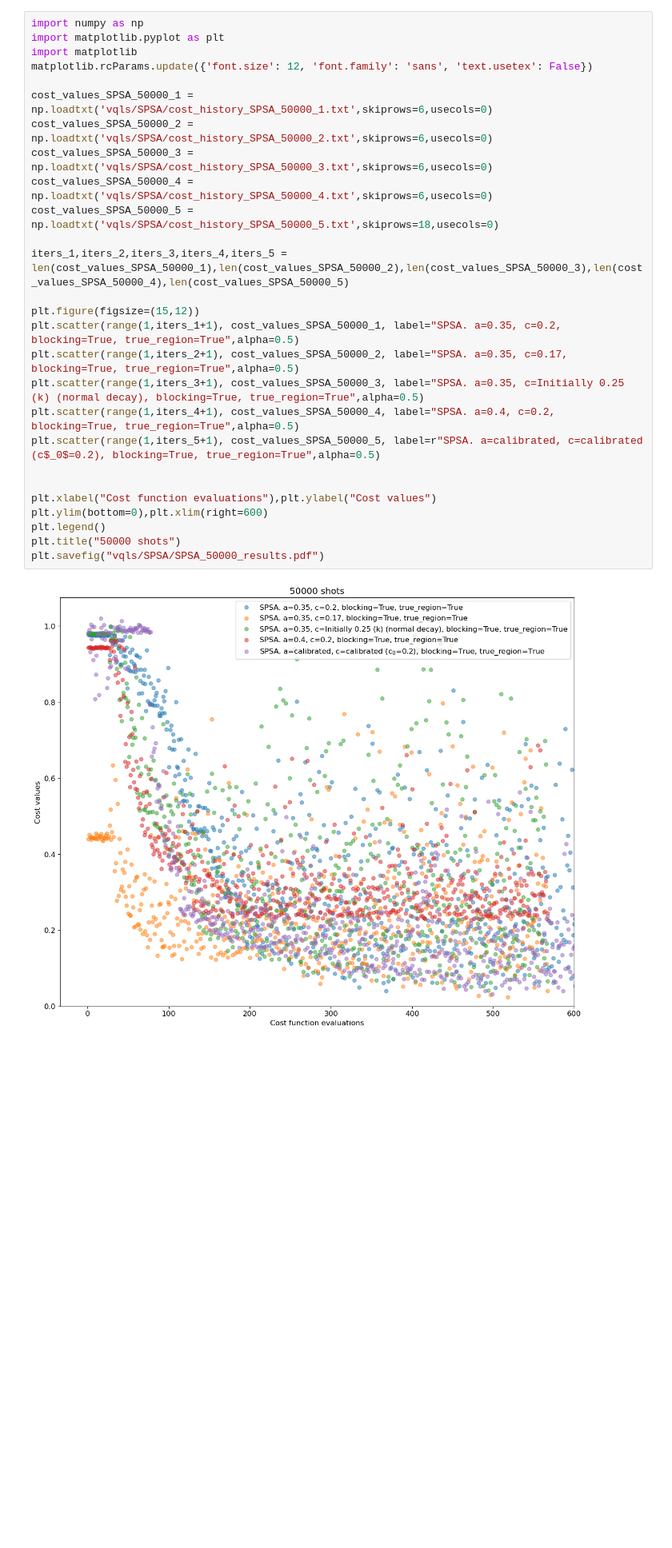
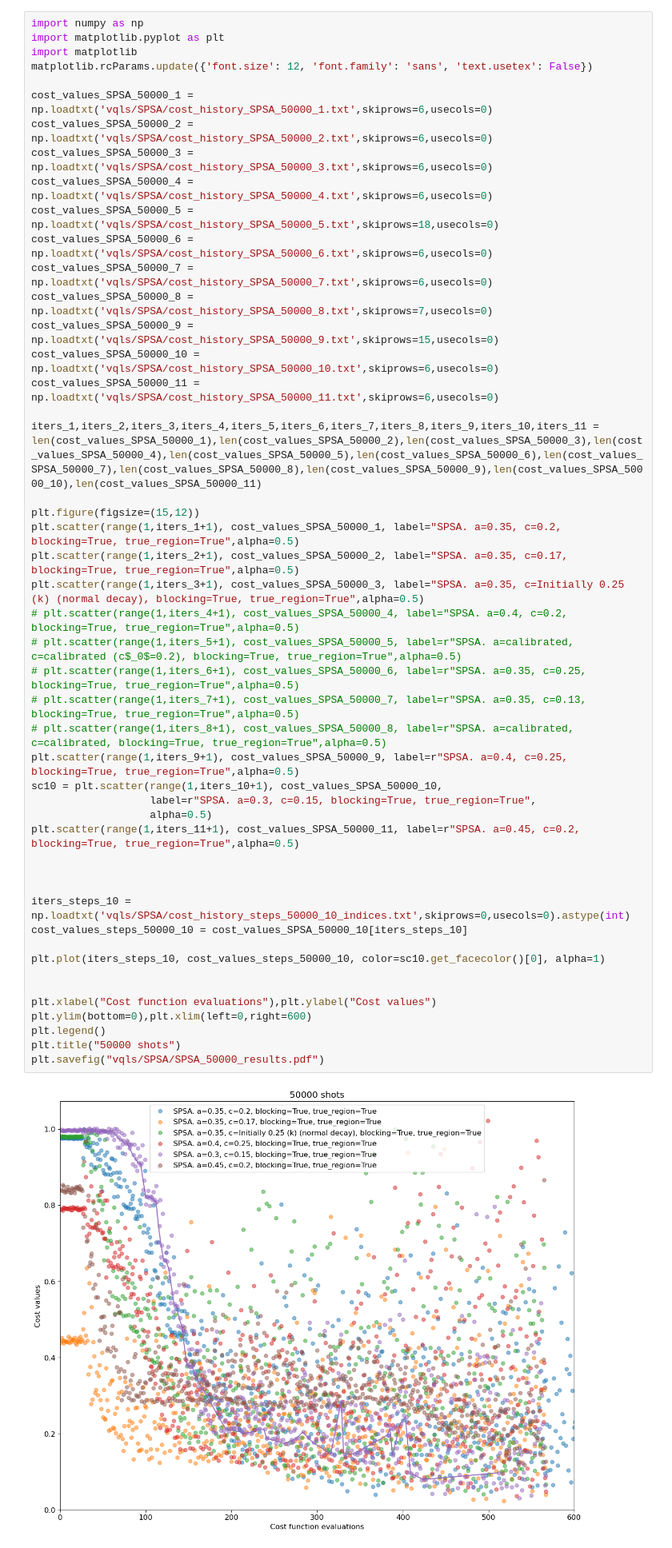
Before and after one commit to ZhiganovD/Numerical-methods-VQE, a Jupyter notebook: Alice_Gregor/Qiskit Notebook VQLS.ipynb, the cells around one changed output. Shown at 80% size. Drawn from its saved outputs; the diff is of its cells as text; blank space fills up the shorter version.

```diff
--- a/Alice_Gregor/Qiskit Notebook VQLS.ipynb
+++ b/Alice_Gregor/Qiskit Notebook VQLS.ipynb
@@ -1180,29 +1215,50 @@ plt.savefig("vqls/SPSA/SPSA_10000_results.pdf")
 # %%
 import numpy as np
 import matplotlib.pyplot as plt
 import matplotlib
 matplotlib.rcParams.update({'font.size': 12, 'font.family': 'sans', 'text.usetex': False})
 
 cost_values_SPSA_50000_1 = np.loadtxt('vqls/SPSA/cost_history_SPSA_50000_1.txt',skiprows=6,usecols=0)
 cost_values_SPSA_50000_2 = np.loadtxt('vqls/SPSA/cost_history_SPSA_50000_2.txt',skiprows=6,usecols=0)
 cost_values_SPSA_50000_3 = np.loadtxt('vqls/SPSA/cost_history_SPSA_50000_3.txt',skiprows=6,usecols=0)
 cost_values_SPSA_50000_4 = np.loadtxt('vqls/SPSA/cost_history_SPSA_50000_4.txt',skiprows=6,usecols=0)
 cost_values_SPSA_50000_5 = np.loadtxt('vqls/SPSA/cost_history_SPSA_50000_5.txt',skiprows=18,usecols=0)
+cost_values_SPSA_50000_6 = np.loadtxt('vqls/SPSA/cost_history_SPSA_50000_6.txt',skiprows=6,usecols=0)
+cost_values_SPSA_50000_7 = np.loadtxt('vqls/SPSA/cost_history_SPSA_50000_7.txt',skiprows=6,usecols=0)
+cost_values_SPSA_50000_8 = np.loadtxt('vqls/SPSA/cost_history_SPSA_50000_8.txt',skiprows=7,usecols=0)
+cost_values_SPSA_50000_9 = np.loadtxt('vqls/SPSA/cost_history_SPSA_50000_9.txt',skiprows=15,usecols=0)
+cost_values_SPSA_50000_10 = np.loadtxt('vqls/SPSA/cost_history_SPSA_50000_10.txt',skiprows=6,usecols=0)
+cost_values_SPSA_50000_11 = np.loadtxt('vqls/SPSA/cost_history_SPSA_50000_11.txt',skiprows=6,usecols=0)
 
-iters_1,iters_2,iters_3,iters_4,iters_5 = len(cost_values_SPSA_50000_1),len(cost_values_SPSA_50000_2),len(cost_values_SPSA_50000_3),len(cost_values_SPSA_50000_4),len(cost_values_SPSA_50000_5)
+iters_1,iters_2,iters_3,iters_4,iters_5,iters_6,iters_7,iters_8,iters_9,iters_10,iters_11 = len(cost_values_SPSA_50000_1),len(cost_values_SPSA_50000_2),len(cost_values_SPSA_50000_3),len(cost_values_SPSA_50000_4),len(cost_values_SPSA_50000_5),len(cost_values_SPSA_50000_6),len(cost_values_SPSA_50000_7),len(cost_values_SPSA_50000_8),len(cost_values_SPSA_50000_9),len(cost_values_SPSA_50000_10),len(cost_values_SPSA_50000_11)
 
 plt.figure(figsize=(15,12))
 plt.scatter(range(1,iters_1+1), cost_values_SPSA_50000_1, label="SPSA. a=0.35, c=0.2, blocking=True, true_region=True",alpha=0.5)
 plt.scatter(range(1,iters_2+1), cost_values_SPSA_50000_2, label="SPSA. a=0.35, c=0.17, blocking=True, true_region=True",alpha=0.5)
 plt.scatter(range(1,iters_3+1), cost_values_SPSA_50000_3, label="SPSA. a=0.35, c=Initially 0.25 (k) (normal decay), blocking=True, true_region=True",alpha=0.5)
-plt.scatter(range(1,iters_4+1), cost_values_SPSA_50000_4, label="SPSA. a=0.4, c=0.2, blocking=True, true_region=True",alpha=0.5)
-plt.scatter(range(1,iters_5+1), cost_values_SPSA_50000_5, label=r"SPSA. a=calibrated, c=calibrated (c$_0$=0.2), blocking=True, true_region=True",alpha=0.5)
+# plt.scatter(range(1,iters_4+1), cost_values_SPSA_50000_4, label="SPSA. a=0.4, c=0.2, blocking=True, true_region=True",alpha=0.5)
+# plt.scatter(range(1,iters_5+1), cost_values_SPSA_50000_5, label=r"SPSA. a=calibrated, c=calibrated (c$_0$=0.2), blocking=True, true_region=True",alpha=0.5)
+# plt.scatter(range(1,iters_6+1), cost_values_SPSA_50000_6, label=r"SPSA. a=0.35, c=0.25, blocking=True, true_region=True",alpha=0.5)
+# plt.scatter(range(1,iters_7+1), cost_values_SPSA_50000_7, label=r"SPSA. a=0.35, c=0.13, blocking=True, true_region=True",alpha=0.5)
+# plt.scatter(range(1,iters_8+1), cost_values_SPSA_50000_8, label=r"SPSA. a=calibrated, c=calibrated, blocking=True, true_region=True",alpha=0.5)
+plt.scatter(range(1,iters_9+1), cost_values_SPSA_50000_9, label=r"SPSA. a=0.4, c=0.25, blocking=True, true_region=True",alpha=0.5)
+sc10 = plt.scatter(range(1,iters_10+1), cost_values_SPSA_50000_10,
+                   label=r"SPSA. a=0.3, c=0.15, blocking=True, true_region=True",
+                   alpha=0.5)
+plt.scatter(range(1,iters_11+1), cost_values_SPSA_50000_11, label=r"SPSA. a=0.45, c=0.2, blocking=True, true_region=True",alpha=0.5)
+
+
+
+iters_steps_10 = np.loadtxt('vqls/SPSA/cost_history_steps_50000_10_indices.txt',skiprows=0,usecols=0).astype(int)
+cost_values_steps_50000_10 = cost_values_SPSA_50000_10[iters_steps_10]
+
+plt.plot(iters_steps_10, cost_values_steps_50000_10, color=sc10.get_facecolor()[0], alpha=1)
 
 
 plt.xlabel("Cost function evaluations"),plt.ylabel("Cost values")
-plt.ylim(bottom=0),plt.xlim(right=600)
+plt.ylim(bottom=0),plt.xlim(left=0,right=600)
 plt.legend()
 plt.title("50000 shots")
 plt.savefig("vqls/SPSA/SPSA_50000_results.pdf")
 # %% [output]
-[figure, old version]
+[figure, new version]
```
Also changed, not shown: parts of 2 cells of this notebook, 8 other files.
